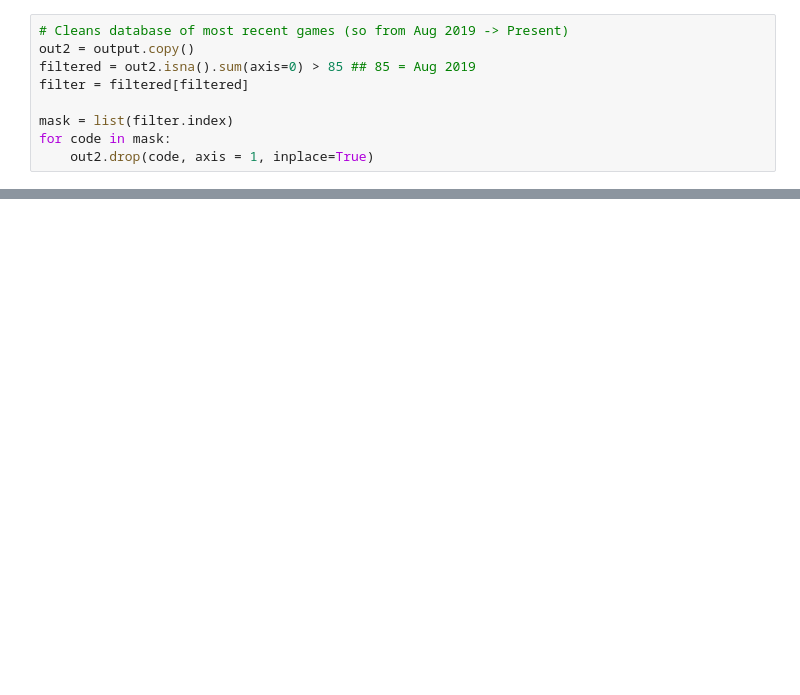
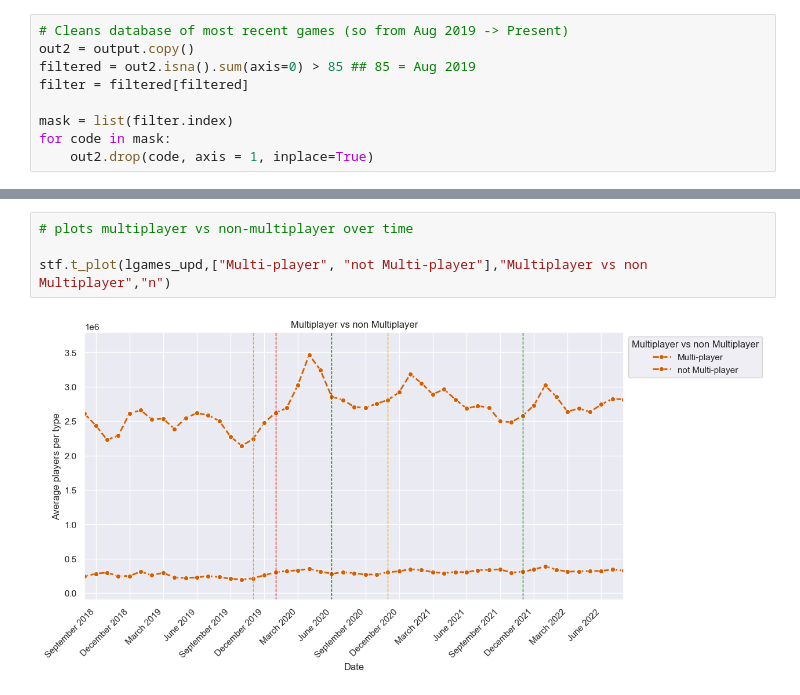
Before and after one commit to Pyros009/data-wrangling-project, a Jupyter notebook: Main.ipynb, the cells around one changed output, grey strips where cells are left out. Cells and saved outputs as stored; diff of their text form; blank space fills up the shorter version.

```diff
--- a/Main.ipynb
+++ b/Main.ipynb
@@ -499,0 +323,6 @@ plt.ylabel('Average players per type')
+# %%
+# plots multiplayer vs non-multiplayer over time
+
+stf.t_plot(lgames_upd,["Multi-player", "not Multi-player"],"Multiplayer vs non Multiplayer","n")
+# %% [output]
+[figure, added]
```
Also changed, not shown: parts of 90 cells of this notebook, 13 other files.
